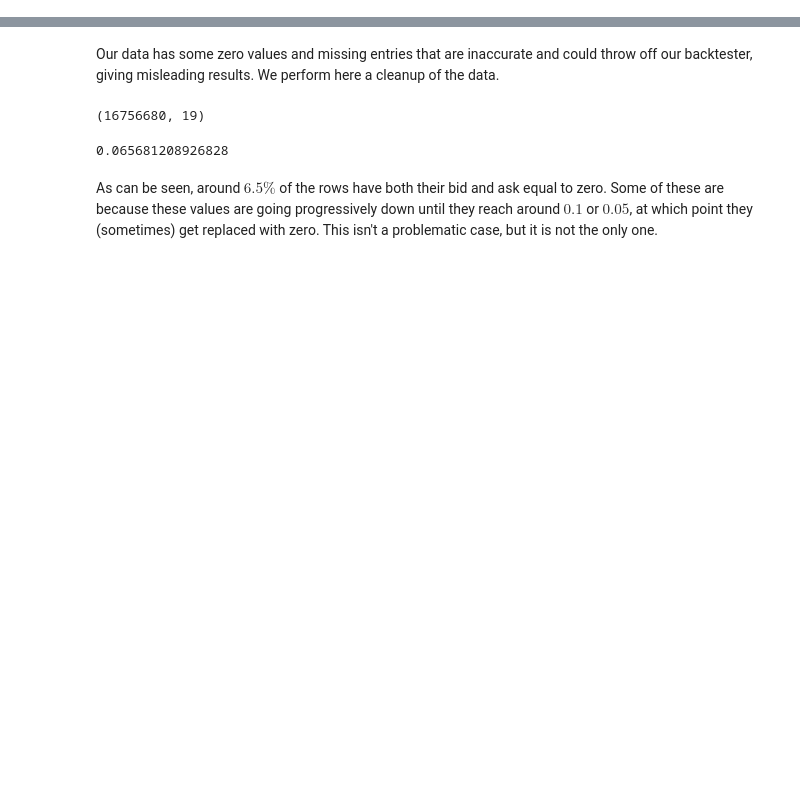
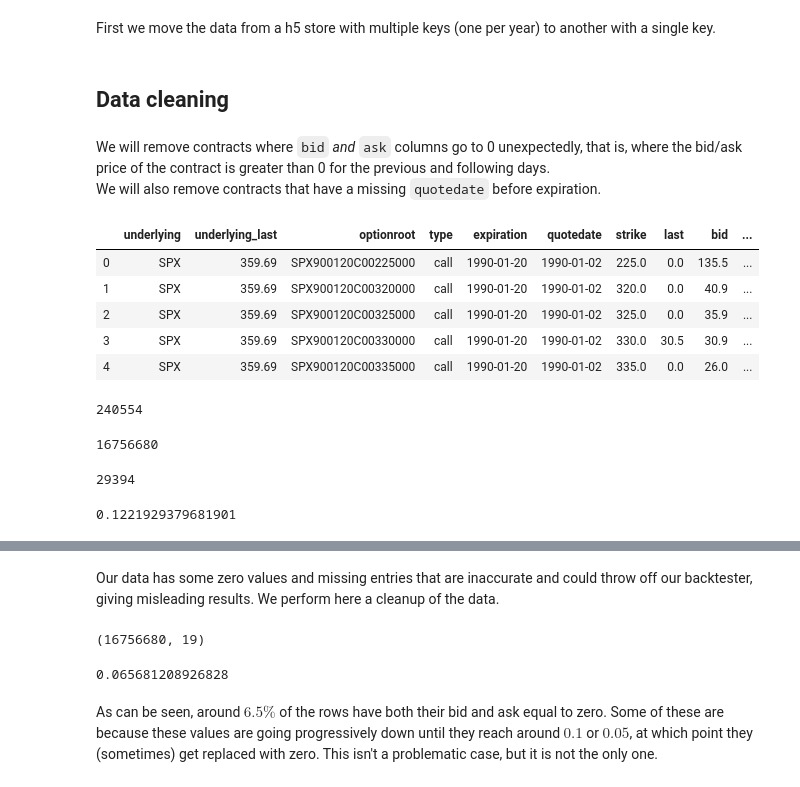
Before and after one commit to lambdaclass/options_backtester, a Jupyter notebook: backtester/demos/data_cleanup.ipynb, the cells around one changed output, grey strips where cells are left out. Saved outputs shown, nothing was run; the diff lists cells and outputs as text; code cells hidden in the pictures; blank space fills up the shorter version.

```diff
--- a/backtester/demos/data_cleanup.ipynb
+++ b/backtester/demos/data_cleanup.ipynb
@@ -4,0 +1,8 @@ from backtester.datahandler import HistoricalOptionsData
+# %%
+import os
+import sys
+
+import pandas as pd
+
+backtester_dir = os.path.realpath(os.path.join(os.getcwd(), '..', '..'))
+sys.path.append(backtester_dir) # Add backtester base dir to $PYTHONPATH
@@ -4,0 +13,2 @@ from backtester.datahandler import HistoricalOptionsData
+# %% [markdown]
+First we move the data from a h5 store with multiple keys (one per year) to another with a single key.
@@ -4,0 +35,24 @@ from backtester.datahandler import HistoricalOptionsData
+# %% [markdown]
+## Data cleaning
+# %% [markdown]
+We will remove contracts where `bid` _and_ `ask` columns go to 0 unexpectedly, that is, where the bid/ask price of the contract is greater than 0 for the previous and following days.
+We will also remove contracts that have a missing `quotedate` before expiration.
+# %%
+full_data = os.path.join(data_dir, 'options_data_full_v2.h5')
+df = pd.read_hdf(full_data, key='/SPX')
+df.head()
+# %% [output]
+|  | underlying | underlying_last | optionroot | type | expiration | quotedate | strike | last | bid | ... |
+| 0 | SPX | 359.69 | SPX900120C00225000 | call | 1990-01-20 | 1990-01-02 | 225.0 | 0.0 | 135.5 | ... |
+| 1 | SPX | 359.69 | SPX900120C00320000 | call | 1990-01-20 | 1990-01-02 | 320.0 | 0.0 | 40.9 | ... |
+| 2 | SPX | 359.69 | SPX900120C00325000 | call | 1990-01-20 | 1990-01-02 | 325.0 | 0.0 | 35.9 | ... |
+| 3 | SPX | 359.69 | SPX900120C00330000 | call | 1990-01-20 | 1990-01-02 | 330.0 | 30.5 | 30.9 | ... |
+| 4 | SPX | 359.69 | SPX900120C00335000 | call | 1990-01-20 | 1990-01-02 | 335.0 | 0.0 | 26.0 | ... |
+# %%
+df['optionroot'].nunique()
+# %% [output]
+240554
+# %%
+len(df)
+# %% [output]
+16756680
@@ -4,0 +77,8 @@ from backtester.datahandler import HistoricalOptionsData
+# %%
+len(to_clean)
+# %% [output]
+29394
+# %%
+len(to_clean) / df['optionroot'].nunique()
+# %% [output]
+0.1221929379681901
```
Also changed, not shown: parts of 13 cells of this notebook.
